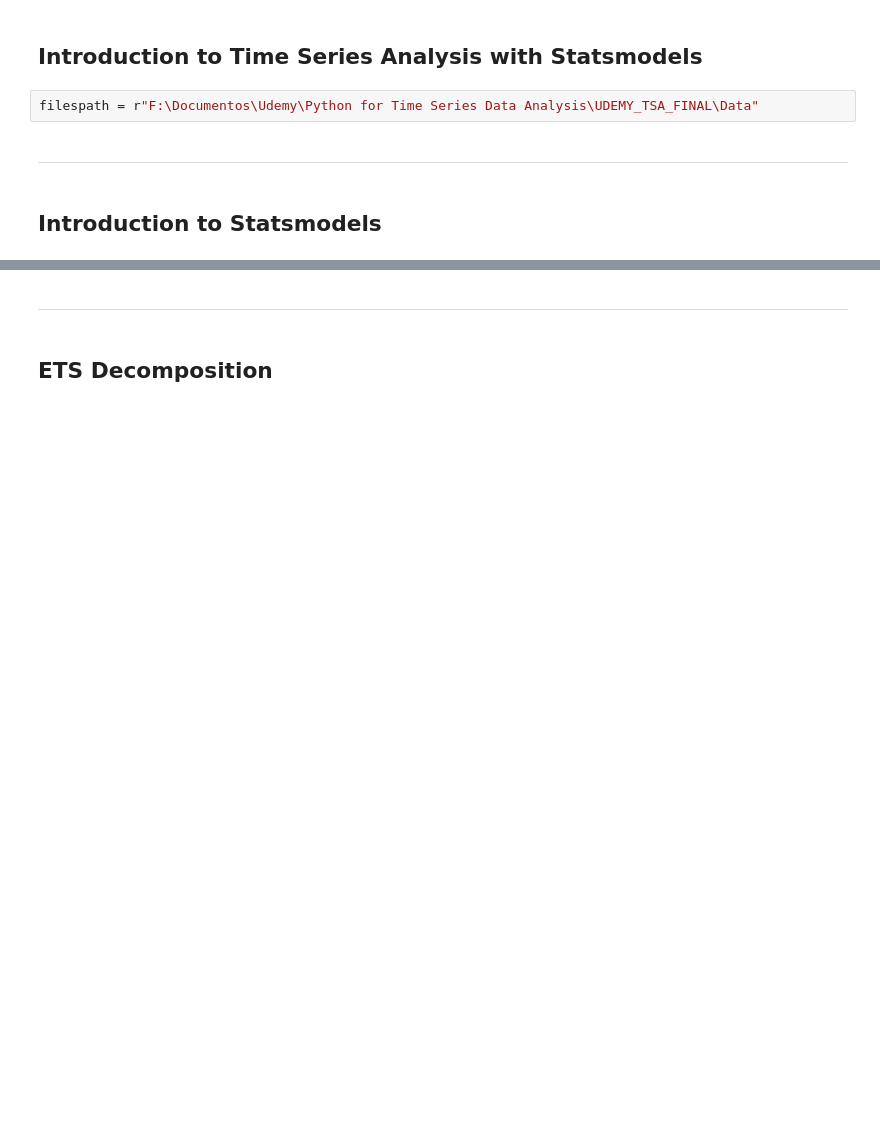
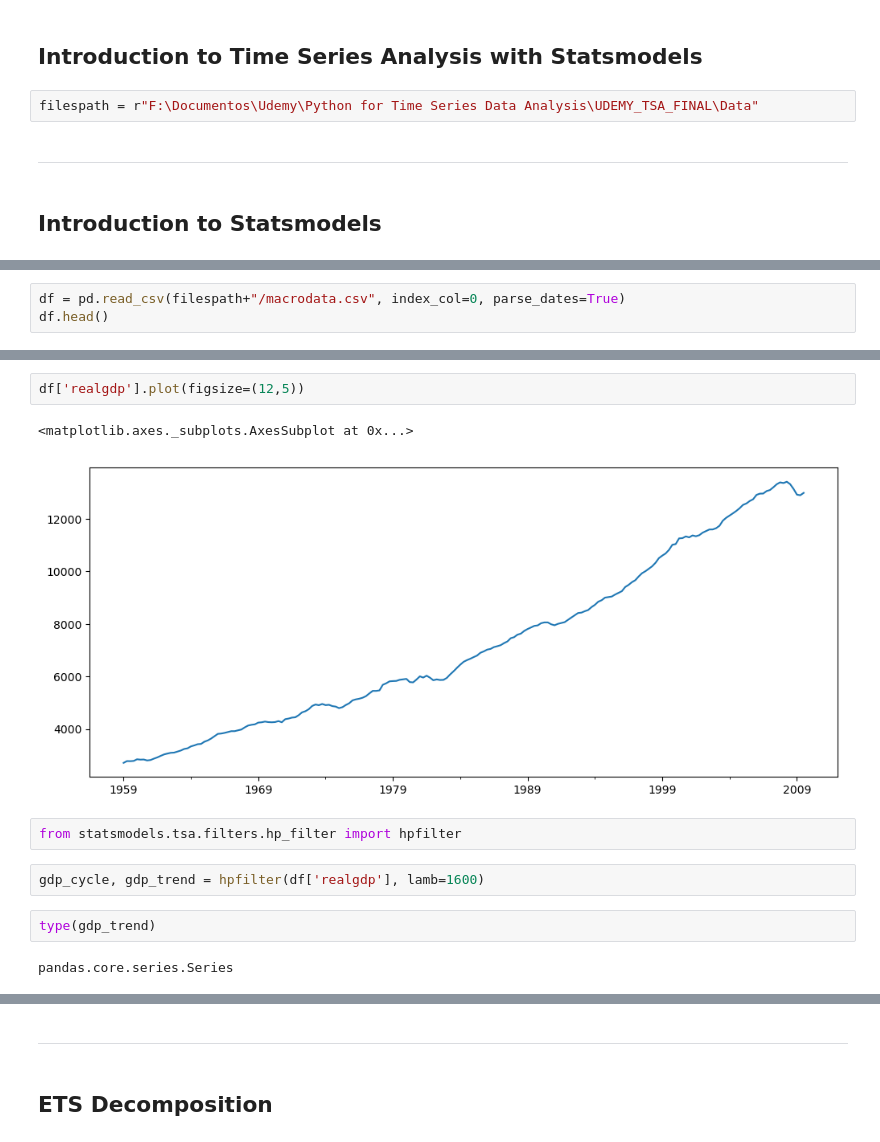
Before and after one commit to BrunoMonti/-Re-Training, a Jupyter notebook: Udemy/Python for Time Series Data Analysis/Time Series Analysis with Statsmodels.ipynb, the cells around one changed output, grey strips where cells are left out. Drawn from its saved outputs; the diff is of its cells as text; blank space fills up the shorter version.

Commit message:
Update time series analyses
made a little advance in some analysis

```diff
--- a/Udemy/Python for Time Series Data Analysis/Time Series Analysis with Statsmodels.ipynb
+++ b/Udemy/Python for Time Series Data Analysis/Time Series Analysis with Statsmodels.ipynb
@@ -15,0 +17,3 @@ import numpy as np
+# %%
+df = pd.read_csv(filespath+"/macrodata.csv", index_col=0, parse_dates=True)
+df.head()
@@ -15,0 +27,13 @@ import numpy as np
+# %%
+df['realgdp'].plot(figsize=(12,5))
+# %% [output]
+<matplotlib.axes._subplots.AxesSubplot at 0x...>
+[figure, added]
+# %%
+from statsmodels.tsa.filters.hp_filter import hpfilter
+# %%
+gdp_cycle, gdp_trend = hpfilter(df['realgdp'], lamb=1600)
+# %%
+type(gdp_trend)
+# %% [output]
+pandas.core.series.Series
```
Also changed, not shown: parts of 33 cells of this notebook.
